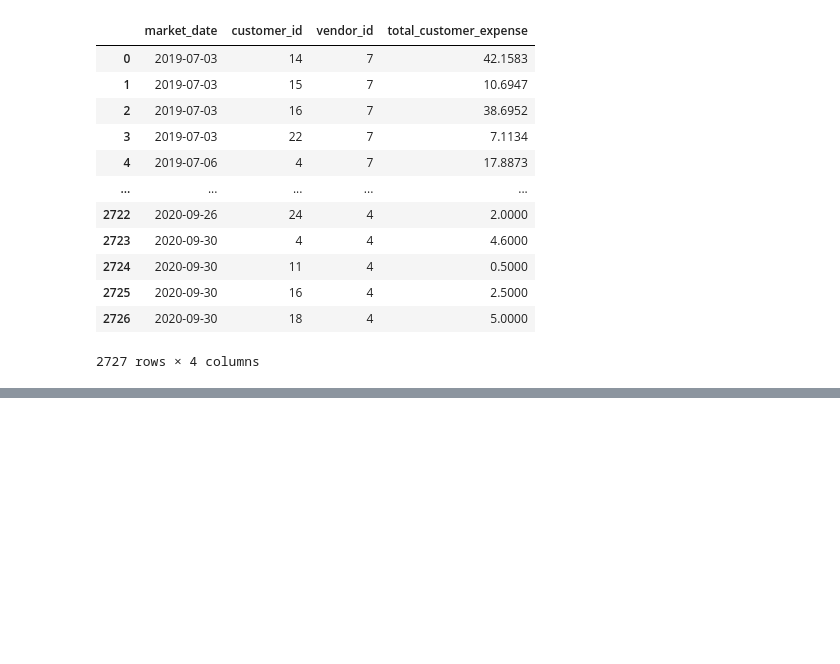
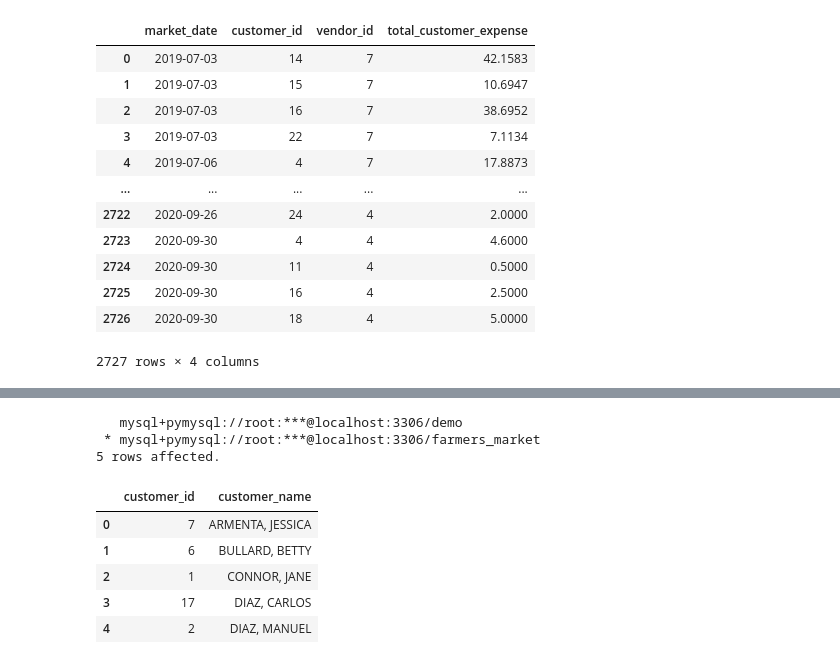
Before and after one commit to KunalNeon/SQL-For-Data-Scientist, a Jupyter notebook: sql.ipynb, the cells around one changed output, grey strips where cells are left out. Saved outputs shown, nothing was run; the diff lists cells and outputs as text; code cells hidden in the pictures; blank space fills up the shorter version.

```diff
--- a/sql.ipynb
+++ b/sql.ipynb
@@ -746,0 +774,21 @@ SELECT
+# %%
+query5='''
+SELECT
+       customer_id,
+       UPPER(CONCAT(customer_last_name, ", ", customer_first_name)) AS
+  customer_name
+  FROM farmers_market.customer
+  ORDER BY customer_last_name, customer_first_name
+  LIMIT 5
+'''
+%sql $query5
+# %% [output]
+   mysql+pymysql://root:***@localhost:3306/demo
+ * mysql+pymysql://root:***@localhost:3306/farmers_market
+5 rows affected.
+|  | customer_id | customer_name |
+| 0 | 7 | ARMENTA, JESSICA |
+| 1 | 6 | BULLARD, BETTY |
+| 2 | 1 | CONNOR, JANE |
+| 3 | 17 | DIAZ, CARLOS |
+| 4 | 2 | DIAZ, MANUEL |
```
Also changed, not shown: parts of 10 cells of this notebook.
